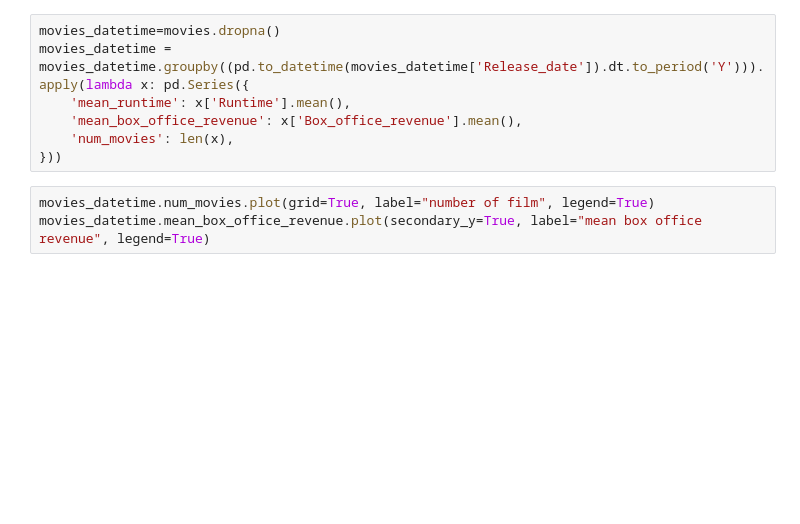
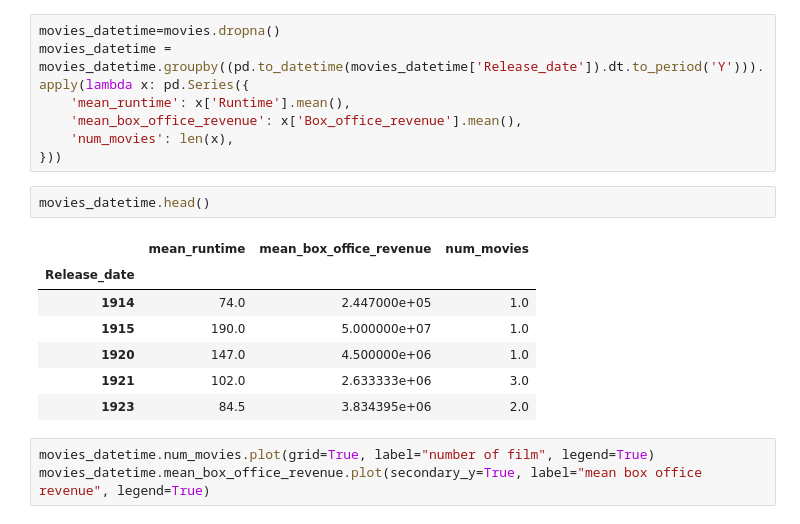
Before and after one commit to epfl-ada/ada-2022-project-thegonios, a Jupyter notebook: Data_processing.ipynb, the cells around one changed output. Cells and saved outputs as stored; diff of their text form; blank space fills up the shorter version.

```diff
--- a/Data_processing.ipynb
+++ b/Data_processing.ipynb
@@ -197,6 +197,16 @@ movies_datetime = movies_datetime.groupby((pd.to_datetime(movies_datetime['Relea
     'mean_box_office_revenue': x['Box_office_revenue'].mean(),
     'num_movies': len(x),
 }))
+# %%
+movies_datetime.head()
+# %% [output]
+|  | mean_runtime | mean_box_office_revenue | num_movies |
+| Release_date |  |  |  |
+| 1914 | 74.0 | 2.447000e+05 | 1.0 |
+| 1915 | 190.0 | 5.000000e+07 | 1.0 |
+| 1920 | 147.0 | 4.500000e+06 | 1.0 |
+| 1921 | 102.0 | 2.633333e+06 | 3.0 |
+| 1923 | 84.5 | 3.834395e+06 | 2.0 |
 # %%
 movies_datetime.num_movies.plot(grid=True, label="number of film", legend=True)
 movies_datetime.mean_box_office_revenue.plot(secondary_y=True, label="mean box office revenue", legend=True)
```
Also changed, not shown: parts of 3 cells of this notebook.
